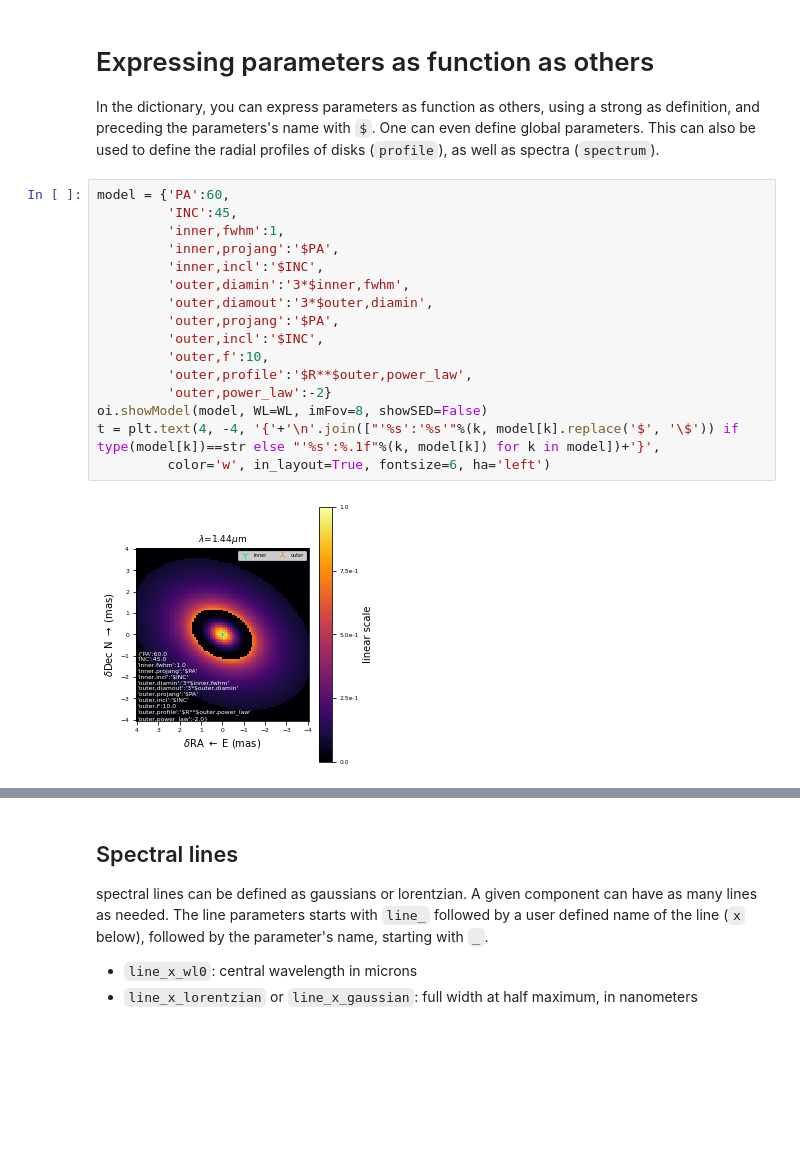
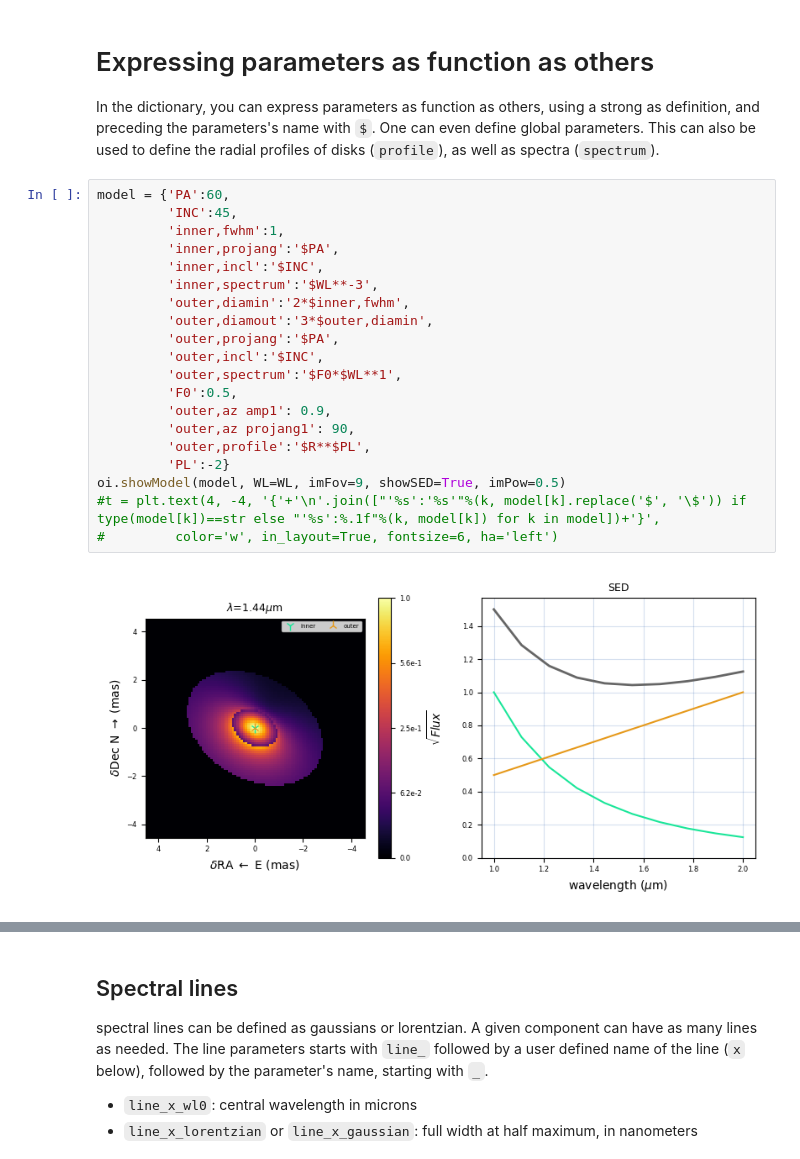
Before and after one commit to amerand/PMOIRED, a Jupyter notebook: Model definitions and examples.ipynb, the cells around one changed output, grey strips where cells are left out. Saved outputs shown, nothing was run; the diff lists cells and outputs as text; blank space fills up the shorter version.

```diff
--- a/Model definitions and examples.ipynb
+++ b/Model definitions and examples.ipynb
@@ -151,21 +152,25 @@ In the dictionary, you can express parameters as function as others, using a str
 # %%
 model = {'PA':60,
          'INC':45,
          'inner,fwhm':1,
          'inner,projang':'$PA',
          'inner,incl':'$INC',
-         'outer,diamin':'3*$inner,fwhm',
+         'inner,spectrum':'$WL**-3',
+         'outer,diamin':'2*$inner,fwhm',
          'outer,diamout':'3*$outer,diamin',
          'outer,projang':'$PA',
          'outer,incl':'$INC',
-         'outer,f':10,
-         'outer,profile':'$R**$outer,power_law',
-         'outer,power_law':-2}
-oi.showModel(model, WL=WL, imFov=8, showSED=False)
-t = plt.text(4, -4, '{'+'\n'.join(["'%s':'%s'"%(k, model[k].replace('$', '\$')) if type(model[k])==str else "'%s':%.1f"%(k, model[k]) for k in model])+'}',
-         color='w', in_layout=True, fontsize=6, ha='left')
+         'outer,spectrum':'$F0*$WL**1',
+         'F0':0.5,
+         'outer,az amp1': 0.9,
+         'outer,az projang1': 90,
+         'outer,profile':'$R**$PL',
+         'PL':-2}
+oi.showModel(model, WL=WL, imFov=9, showSED=True, imPow=0.5)
+#t = plt.text(4, -4, '{'+'\n'.join(["'%s':'%s'"%(k, model[k].replace('$', '\$')) if type(model[k])==str else "'%s':%.1f"%(k, model[k]) for k in model])+'}',
+#         color='w', in_layout=True, fontsize=6, ha='left')
 # %% [output]
-[figure, old version]
+[figure, new version]
 # %%
 N = 8
 model = {'Din':1, 'Dout':7, 'INCL':45, 'PROJANG':60, 'pitch':60, 'PAin':-45}
```
Also changed, not shown: parts of 9 cells of this notebook.
